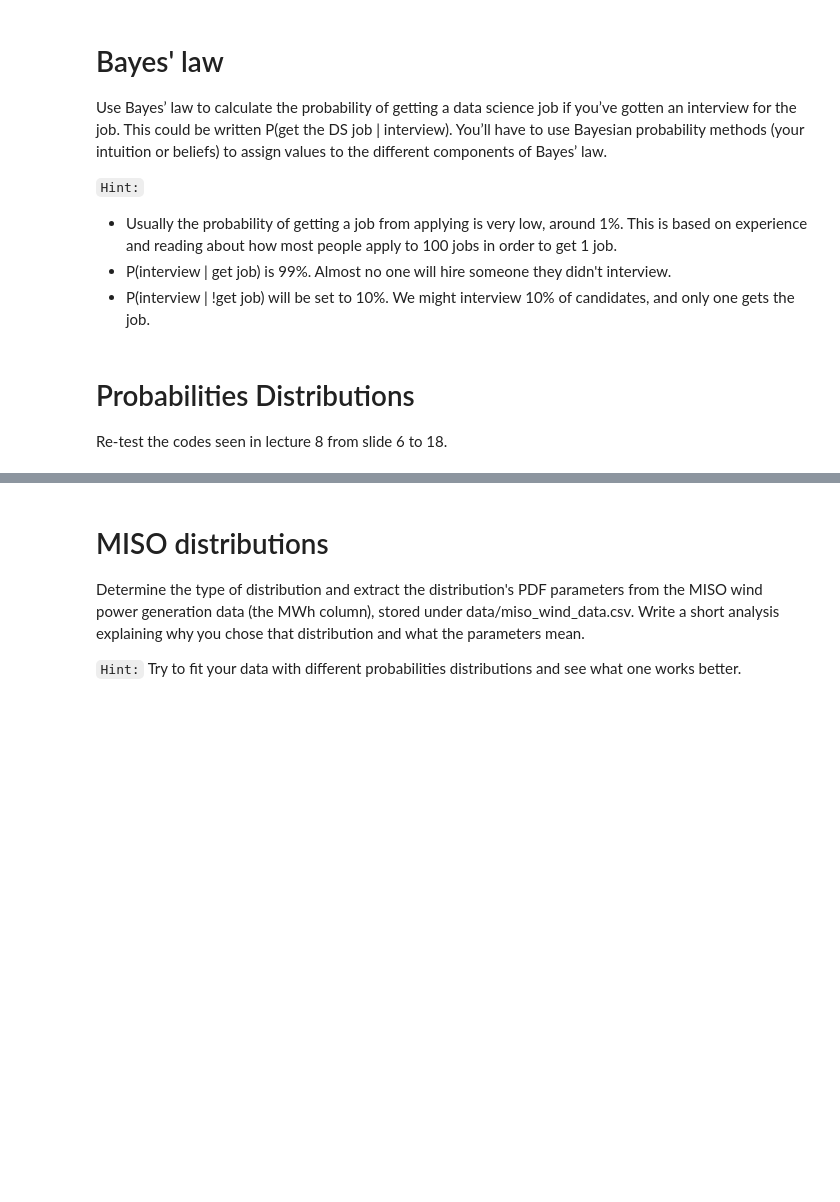
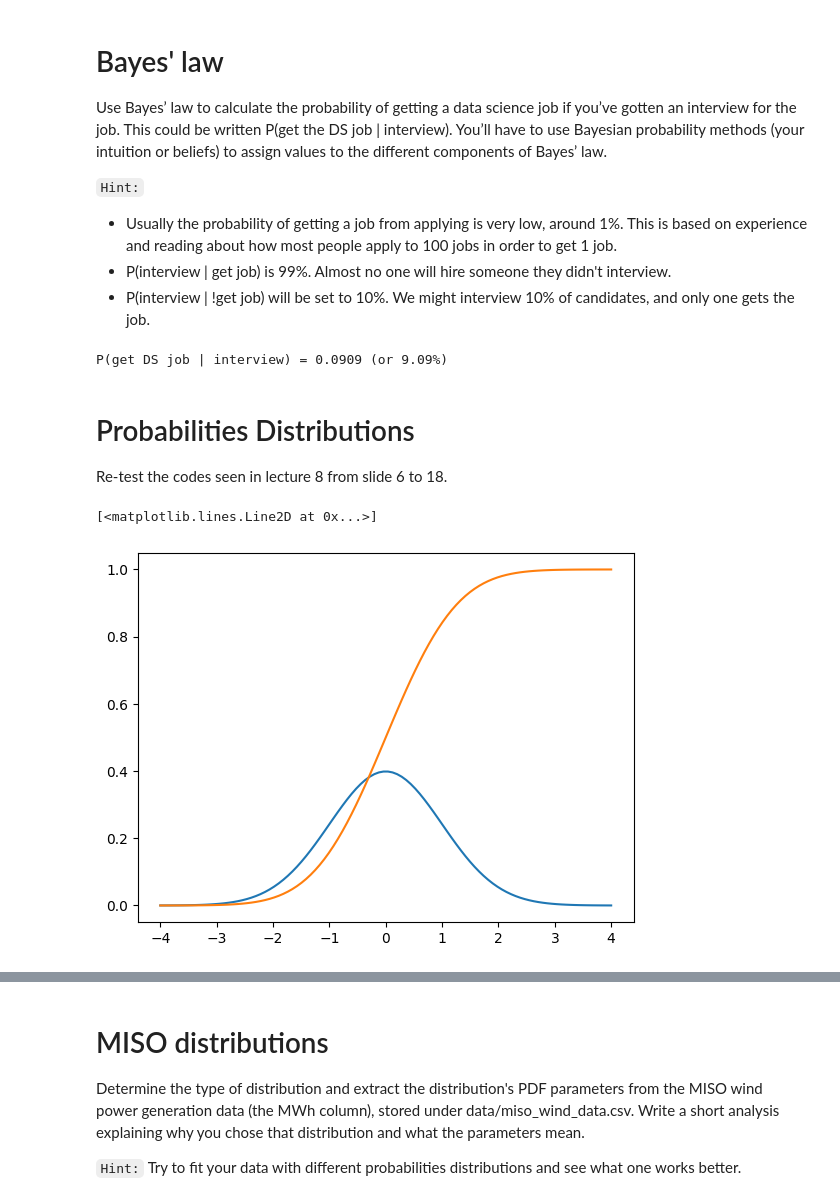
Before and after one commit to HossemCharrak/data-science-labs-8, a Jupyter notebook: SEDS_Lab8.ipynb, the cells around one changed output, grey strips where cells are left out. Drawn from its saved outputs; the diff is of its cells as text; code cells hidden in the pictures; blank space fills up the shorter version.

```diff
--- a/SEDS_Lab8.ipynb
+++ b/SEDS_Lab8.ipynb
@@ -22,3 +20,18 @@ Use Bayes’ law to calculate the probability of getting a data science job if y
+# %%
+P_A = 0.01  # Probability of getting the job 1%
+P_B_given_A = 0.99  # Probability of interview if you get the job 99%
+P_B_given_not_A = 0.10  # Probability of interview if you don't get the job 10%
+P_not_A = 1 - P_A
+
+# Total probability of interview P(B)
+P_B = (P_B_given_A * P_A) + (P_B_given_not_A * P_not_A)
+
+# Bayes' law to calculate P(A | B)
+P_A_given_B = (P_B_given_A * P_A) / P_B
+
+print(f"P(get DS job | interview) = {P_A_given_B:.4f} (or {P_A_given_B * 100:.2f}%)")
+# %% [output]
+P(get DS job | interview) = 0.0909 (or 9.09%)
 # %% [markdown]
 #  Probabilities Distributions
 
@@ -27,0 +39,12 @@ Re-test the codes seen in lecture 8 from slide 6 to 18.
+# %%
+import numpy as np
+from scipy.stats import norm
+import scipy
+import matplotlib.pyplot as plt
+
+x = np.linspace(-4, 4, 100)
+plt.plot(x, norm.pdf(x))
+plt.plot(x, norm.cdf(x))
+# %% [output]
+[<matplotlib.lines.Line2D at 0x...>]
+[figure, added]
```
Also changed, not shown: parts of 15 cells of this notebook.
